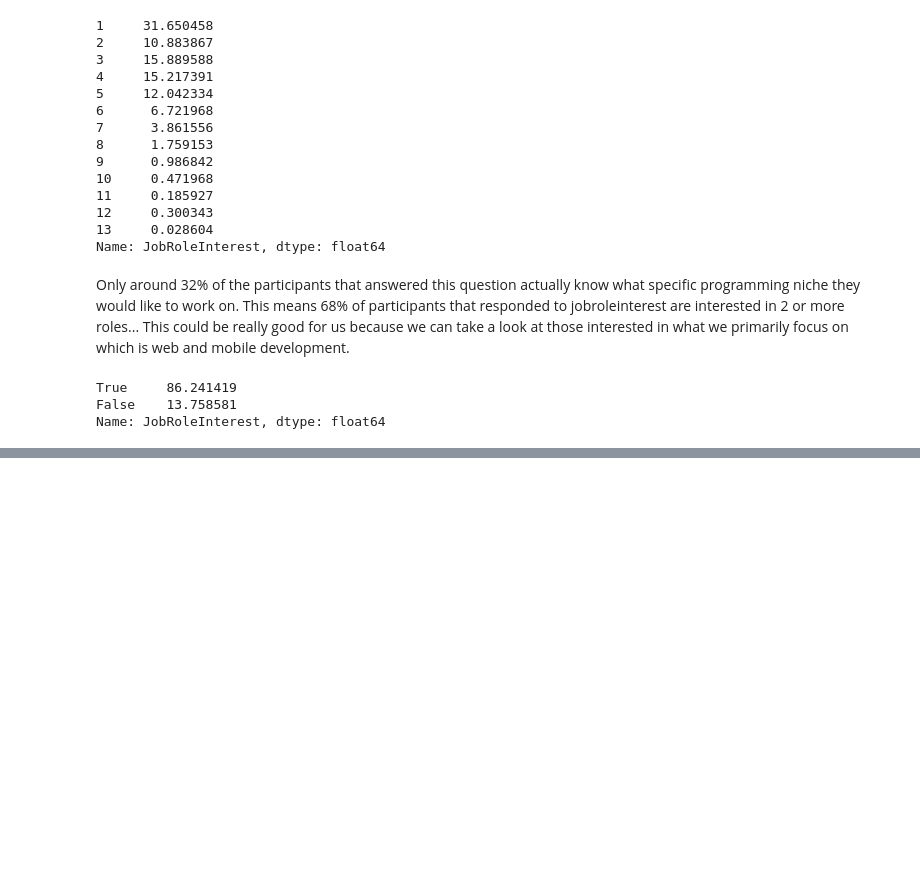
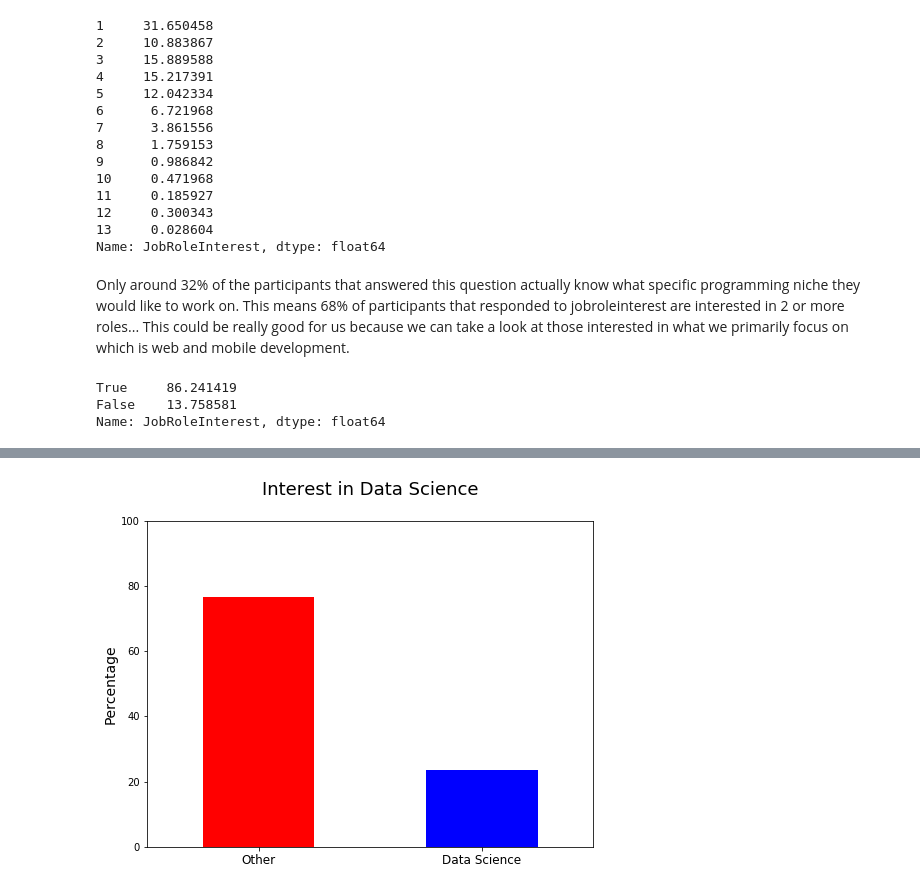
Before and after one commit to jrdazriel/Finding-The-Best-Markets, a Jupyter notebook: main.ipynb, the cells around one changed output, grey strips where cells are left out. Saved outputs shown, nothing was run; the diff lists cells and outputs as text; code cells hidden in the pictures; blank space fills up the shorter version.

```diff
--- a/main.ipynb
+++ b/main.ipynb
@@ -135,0 +147,10 @@ plt.show()
+# %%
+plt.figure(figsize=(8,6))
+freq_table_ds.plot.bar(color = ('red', 'blue'))
+plt.title('Interest in Data Science', fontsize=18, y=1.06)
+plt.xticks([0,1],['Other', 'Data Science'], rotation=0, fontsize=12)
+plt.ylabel('Percentage', fontsize=14)
+plt.ylim([0, 100])
+plt.show()
+# %% [output]
+[figure, added]
```
Also changed, not shown: parts of 17 cells of this notebook.
